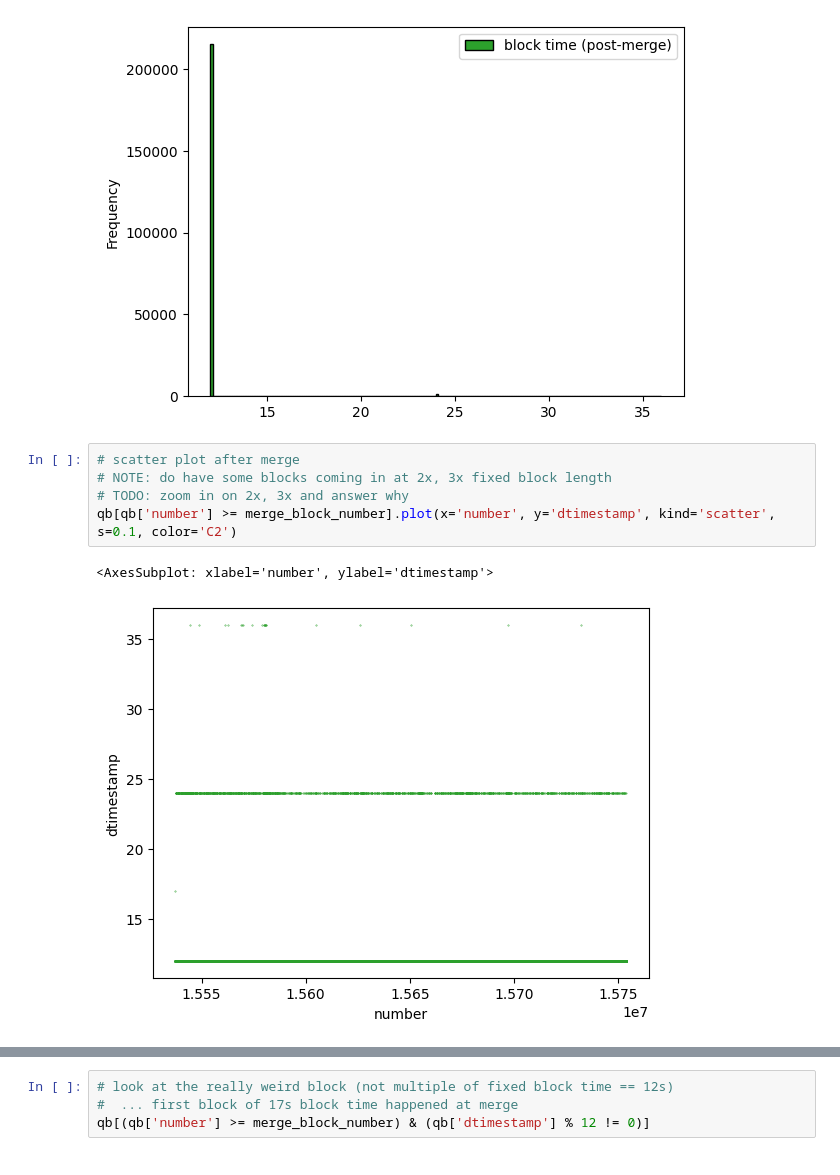
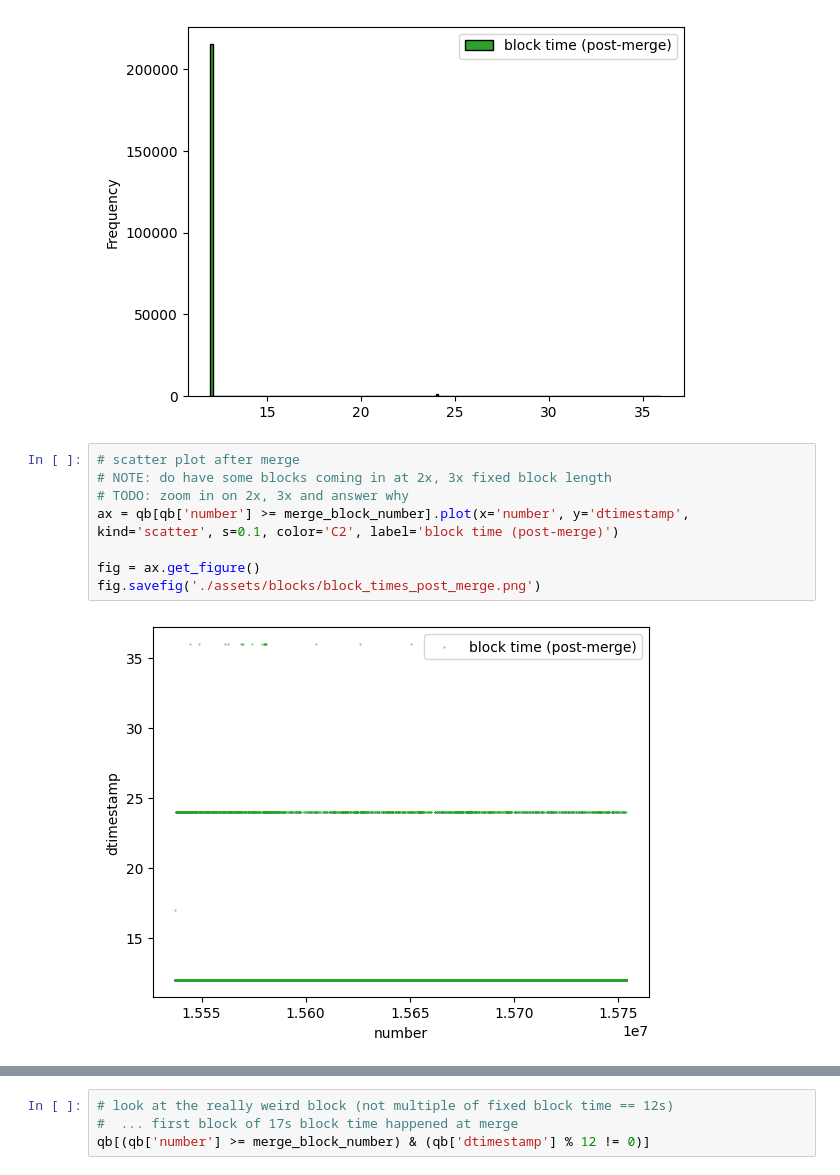
Before and after one commit to fmrmf/merge-challenge, a Jupyter notebook: notebook/blocks.ipynb, the cells around one changed output, grey strips where cells are left out. Saved outputs shown, nothing was run; the diff lists cells and outputs as text.

```diff
--- a/notebook/blocks.ipynb
+++ b/notebook/blocks.ipynb
@@ -109,11 +127,13 @@ qb[qb['number'] >= merge_block_number].plot(y='dtimestamp', kind='hist', bins=20
 # %%
 # scatter plot after merge
 # NOTE: do have some blocks coming in at 2x, 3x fixed block length
 # TODO: zoom in on 2x, 3x and answer why
-qb[qb['number'] >= merge_block_number].plot(x='number', y='dtimestamp', kind='scatter', s=0.1, color='C2')
+ax = qb[qb['number'] >= merge_block_number].plot(x='number', y='dtimestamp', kind='scatter', s=0.1, color='C2', label='block time (post-merge)')
+
+fig = ax.get_figure()
+fig.savefig('./assets/blocks/block_times_post_merge.png')
 # %% [output]
-<AxesSubplot: xlabel='number', ylabel='dtimestamp'>
-[figure, old version]
+[figure, new version]
 # %%
 # how many come in at 24s? at 36s? (missed slots/blocks?)
 #  ... ~ 0.7% of post merge blocks at 24s
```
Also changed, not shown: parts of 19 cells of this notebook, 5 other files.
